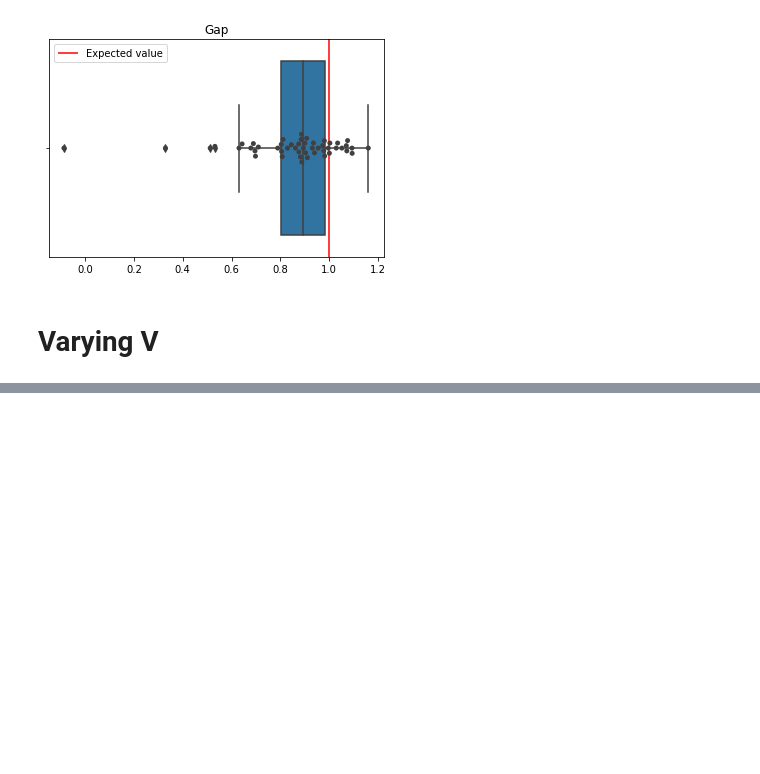
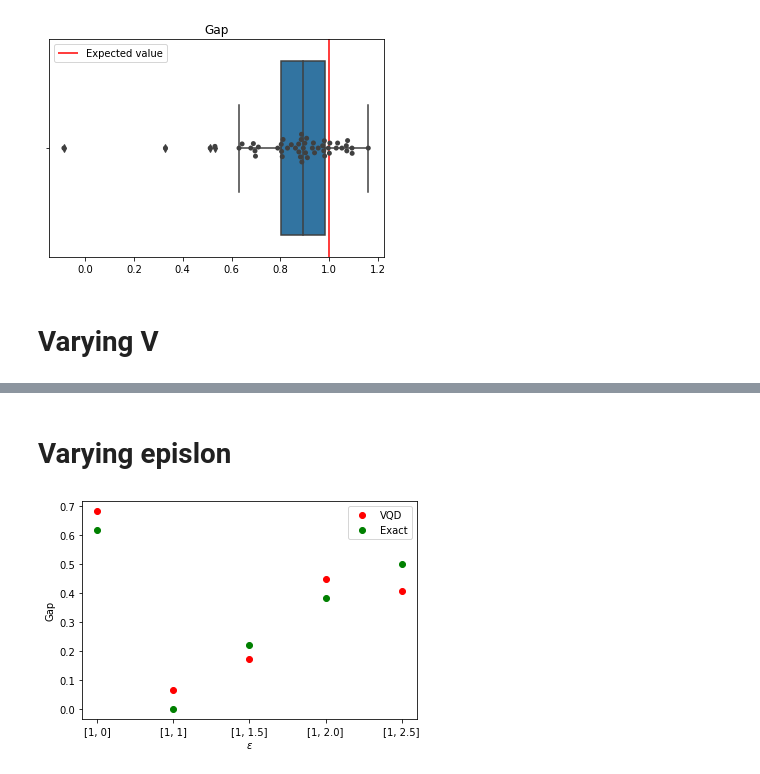
Before and after one commit to nahumsa/volta, a Jupyter notebook: Notebooks/BCS VQD.ipynb, the cells around one changed output, grey strips where cells are left out. Drawn from its saved outputs; the diff is of its cells as text; code cells hidden in the pictures; blank space fills up the shorter version.

```diff
--- a/Notebooks/BCS VQD.ipynb
+++ b/Notebooks/BCS VQD.ipynb
@@ -50,6 +48,6 @@ def BCS_hamiltonian(epsilons, V):
 # %%
-EPSILONS = [2,2]
-V = 1.
+EPSILONS = [.5,2,1]
+V = -1
 hamiltonian = BCS_hamiltonian(EPSILONS, V)
 print(hamiltonian)
 # %% [output]
@@ -184,8 +198,8 @@ def hamiltonian_varying_V(min_V, max_V, points, epsilons):
 
     return energies_VQD, energies_Classical, V
 # %%
-min_V = 1.
-max_V = 2.
+min_V = -0.
+max_V = -1.
 points = 5
 epsilons = [2,2]
 energy_vqd, energy_classical, V = hamiltonian_varying_V(min_V, max_V, points, epsilons)
@@ -198,0 +215,41 @@ plt.show()
+# %% [markdown]
+# Varying epislon
+# %%
+from tqdm import tqdm
+
+def hamiltonian_varying_eps(eps, V):
+    energies_VQD = []
+    energies_Classical = []
+
+    for epsilons in tqdm(eps):
+        hamiltonian = BCS_hamiltonian(epsilons, V)
+
+        optimizer = COBYLA(maxiter=10000)
+        backend = BasicAer.get_backend('qasm_simulator')
+
+        Algo = VQD(hamiltonian=hamiltonian,
+                    n_excited_states=1,
+                    beta=3.,
+                    optimizer=optimizer,
+                    backend=backend)
+
+        Algo.run(0)
+        uantum = Algo.energies
+        energies_VQD.append([quantum[1], quantum[2]])
+        classical = classical_solver(hamiltonian)
+        energies_Classical.append([classical[1], classical[2]])
+
+    return energies_VQD, energies_Classical
+# %%
+eps = [[1,0], [1,1], [1, 1.5], [1, 2.], [1, 2.5]]
+V = -1.
+energy_vqd, energy_classical = hamiltonian_varying_eps(eps, V)
+# %%
+plt.plot([str(v) for v in eps], [value[1] - value[0] for value in energy_vqd], 'ro', label="VQD")
+plt.plot([str(v) for v in eps], [value[1] - value[0] for value in energy_classical], 'go', label="Exact")
+plt.xlabel('$\epsilon$')
+plt.ylabel('Gap')
+plt.legend()
+plt.show()
+# %% [output]
+[figure, added]
```
Also changed, not shown: parts of 13 cells of this notebook, 4 other files.
